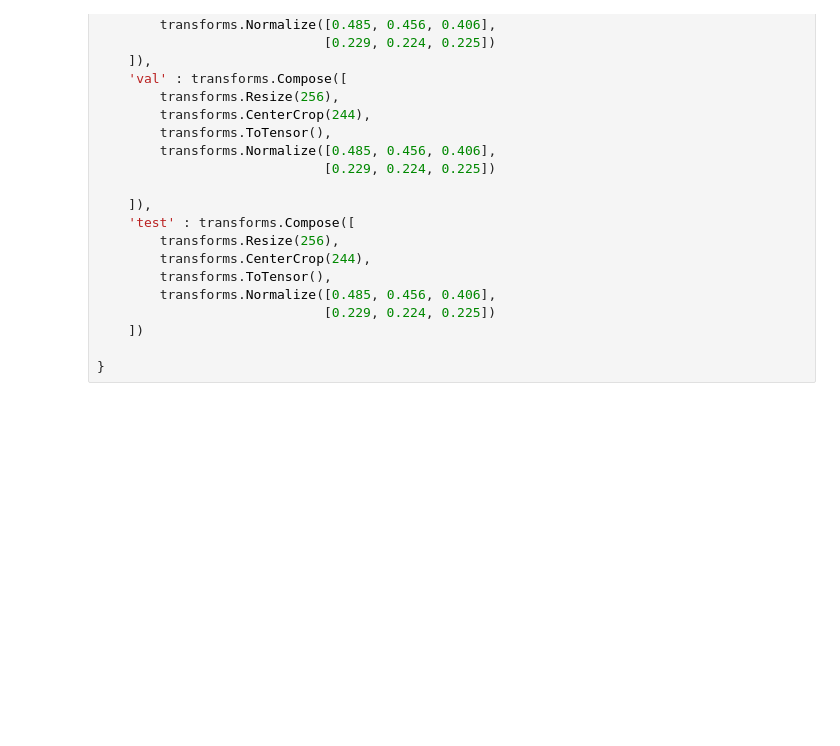
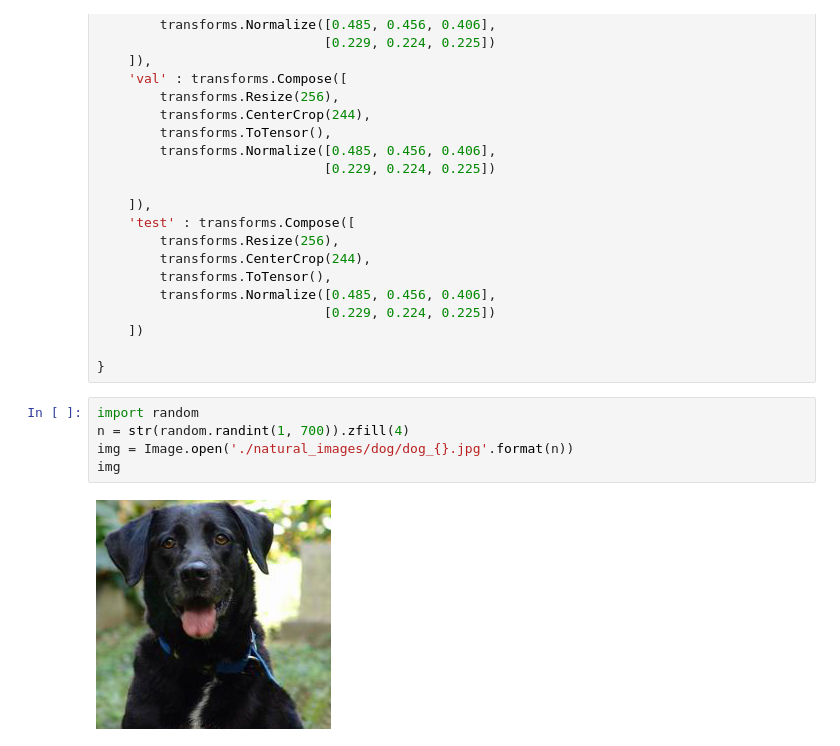
Before and after one commit to hygoni/ToyTorch, a Jupyter notebook: 4.CNN/VGG16_Transfer_Learning.ipynb, the cells around one changed output. Saved outputs shown, nothing was run; the diff lists cells and outputs as text; blank space fills up the shorter version.

```diff
--- a/4.CNN/VGG16_Transfer_Learning.ipynb
+++ b/4.CNN/VGG16_Transfer_Learning.ipynb
@@ -128,3 +130,10 @@ image_transforms = {
     ])
 
 }
+# %%
+import random
+n = str(random.randint(1, 700)).zfill(4)
+img = Image.open('./natural_images/dog/dog_{}.jpg'.format(n))
+img
+# %% [output]
+[figure, added]
```
Also changed, not shown: parts of 7 cells of this notebook.
